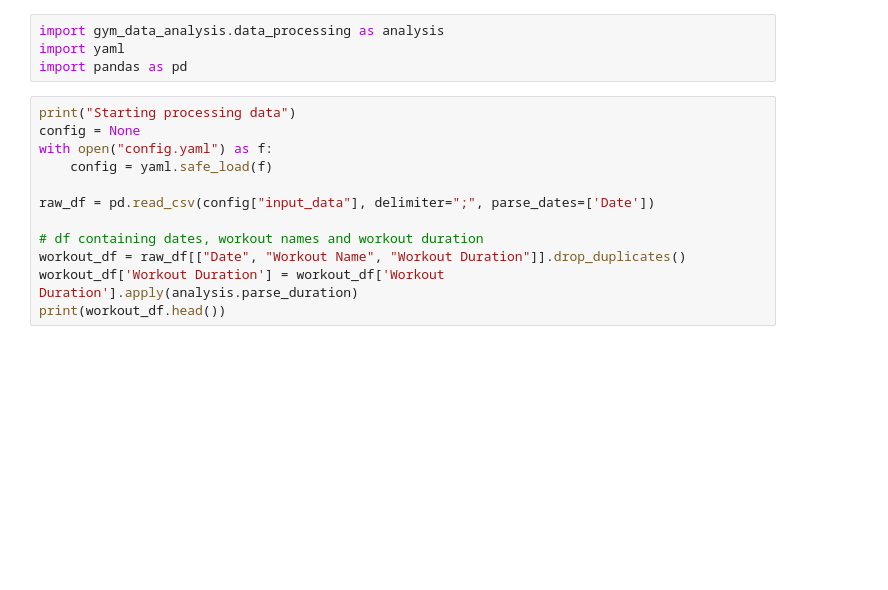
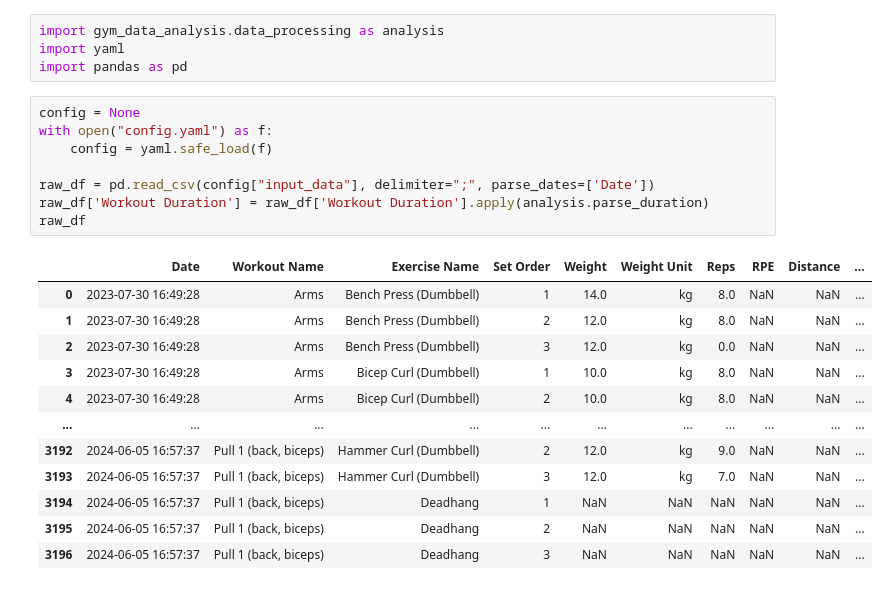
Before and after one commit to Aebel-Shajan/gym-data-analysis, a Jupyter notebook: experimentation.Ipynb, the cells around one changed output. Drawn from its saved outputs; the diff is of its cells as text; blank space fills up the shorter version.

```diff
--- a/experimentation.Ipynb
+++ b/experimentation.Ipynb
@@ -3,15 +3,23 @@ import gym_data_analysis.data_processing as analysis
 import yaml
 import pandas as pd
 # %%
-print("Starting processing data")
 config = None
 with open("config.yaml") as f:
     config = yaml.safe_load(f)
 
 raw_df = pd.read_csv(config["input_data"], delimiter=";", parse_dates=['Date'])
-
-# df containing dates, workout names and workout duration
-workout_df = raw_df[["Date", "Workout Name", "Workout Duration"]].drop_duplicates()
-workout_df['Workout Duration'] = workout_df['Workout Duration'].apply(analysis.parse_duration)
-print(workout_df.head())
+raw_df['Workout Duration'] = raw_df['Workout Duration'].apply(analysis.parse_duration)
+raw_df
 # %% [output]
+|  | Date | Workout Name | Exercise Name | Set Order | Weight | Weight Unit | Reps | RPE | Distance | ... |
+| 0 | 2023-07-30 16:49:28 | Arms | Bench Press (Dumbbell) | 1 | 14.0 | kg | 8.0 | NaN | NaN | ... |
+| 1 | 2023-07-30 16:49:28 | Arms | Bench Press (Dumbbell) | 2 | 12.0 | kg | 8.0 | NaN | NaN | ... |
+| 2 | 2023-07-30 16:49:28 | Arms | Bench Press (Dumbbell) | 3 | 12.0 | kg | 0.0 | NaN | NaN | ... |
+| 3 | 2023-07-30 16:49:28 | Arms | Bicep Curl (Dumbbell) | 1 | 10.0 | kg | 8.0 | NaN | NaN | ... |
+| 4 | 2023-07-30 16:49:28 | Arms | Bicep Curl (Dumbbell) | 2 | 10.0 | kg | 8.0 | NaN | NaN | ... |
+| ... | ... | ... | ... | ... | ... | ... | ... | ... | ... | ... |
+| 3192 | 2024-06-05 16:57:37 | Pull 1 (back, biceps) | Hammer Curl (Dumbbell) | 2 | 12.0 | kg | 9.0 | NaN | NaN | ... |
+| 3193 | 2024-06-05 16:57:37 | Pull 1 (back, biceps) | Hammer Curl (Dumbbell) | 3 | 12.0 | kg | 7.0 | NaN | NaN | ... |
+| 3194 | 2024-06-05 16:57:37 | Pull 1 (back, biceps) | Deadhang | 1 | NaN | NaN | NaN | NaN | NaN | ... |
+| 3195 | 2024-06-05 16:57:37 | Pull 1 (back, biceps) | Deadhang | 2 | NaN | NaN | NaN | NaN | NaN | ... |
+| 3196 | 2024-06-05 16:57:37 | Pull 1 (back, biceps) | Deadhang | 3 | NaN | NaN | NaN | NaN | NaN | ... |
```
Also changed, not shown: parts of 5 cells of this notebook.
